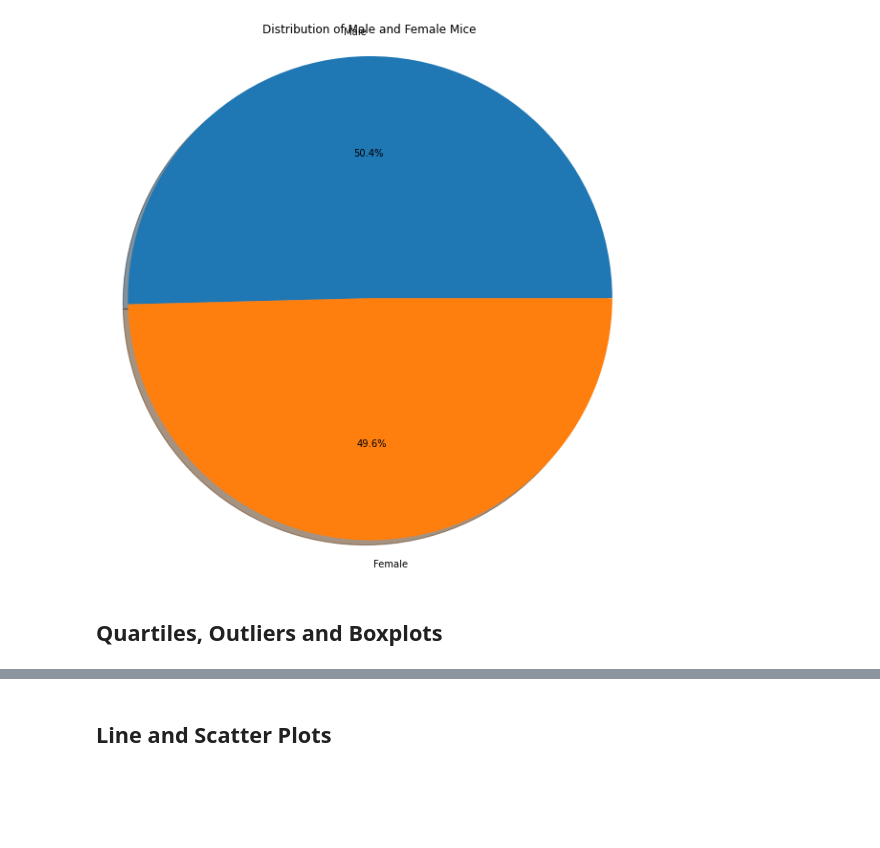
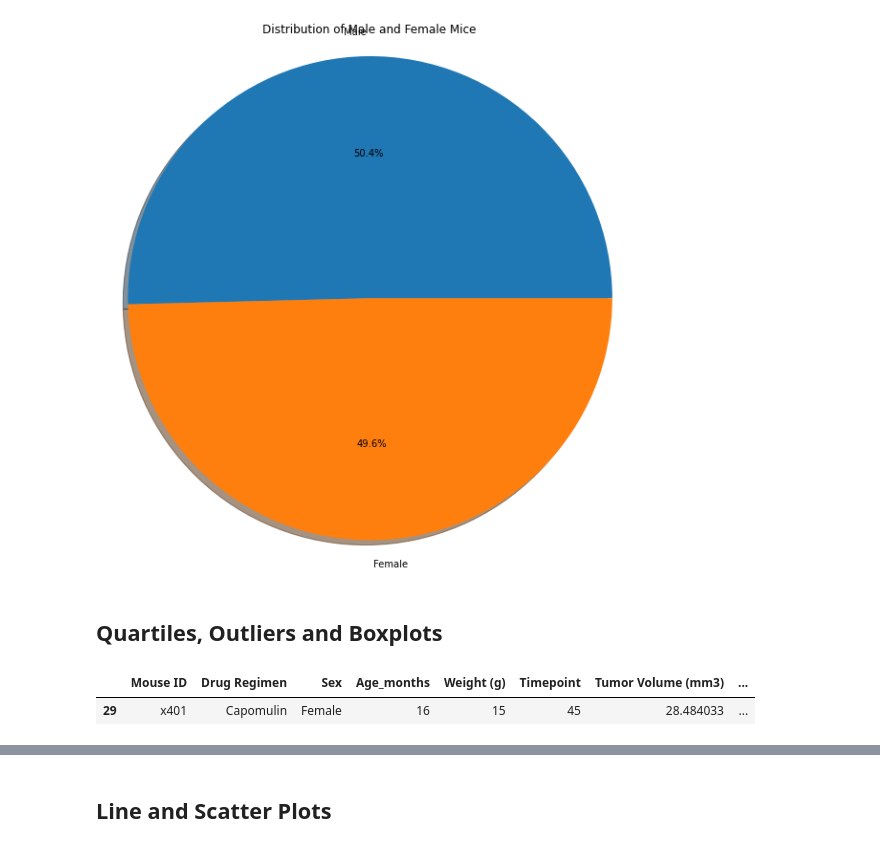
Before and after one commit to skumble27/matplotlib-challenge, a Jupyter notebook: Pymaceuticals/pymaceuticals_starter Draft7.ipynb, the cells around one changed output, grey strips where cells are left out. Drawn from its saved outputs; the diff is of its cells as text; code cells hidden in the pictures; blank space fills up the shorter version.

```diff
--- a/Pymaceuticals/pymaceuticals_starter Draft7.ipynb
+++ b/Pymaceuticals/pymaceuticals_starter Draft7.ipynb
@@ -245,8 +247,17 @@ plt.show()
 # %%
 # Calculate the final tumor volume of each mouse across four of the treatment regimens:
 # Capomulin, Ramicane, Infubinol, and Ceftamin
+
+# Obtaining the relevant Data Frames
+raw_drug_regimen =
+
 
 # Start by getting the last (greatest) timepoint for each mouse
 
 
 # Merge this group df with the original dataframe to get the tumor volume at the last timepoint
+
+capomulin
+# %% [output]
+|  | Mouse ID | Drug Regimen | Sex | Age_months | Weight (g) | Timepoint | Tumor Volume (mm3) | ... |
+| 29 | x401 | Capomulin | Female | 16 | 15 | 45 | 28.484033 | ... |
```
Also changed, not shown: parts of 3 cells of this notebook, 3 other files.
